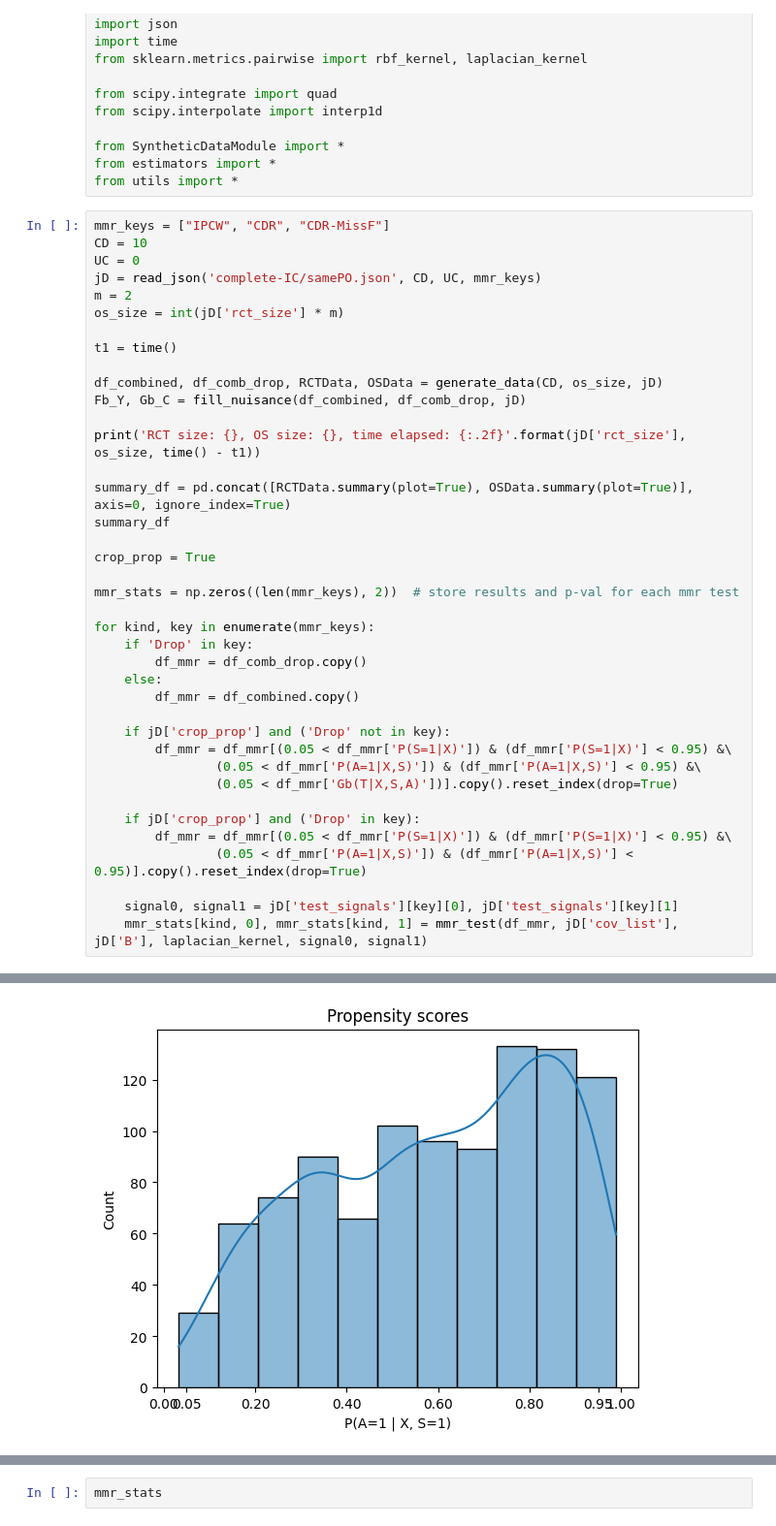
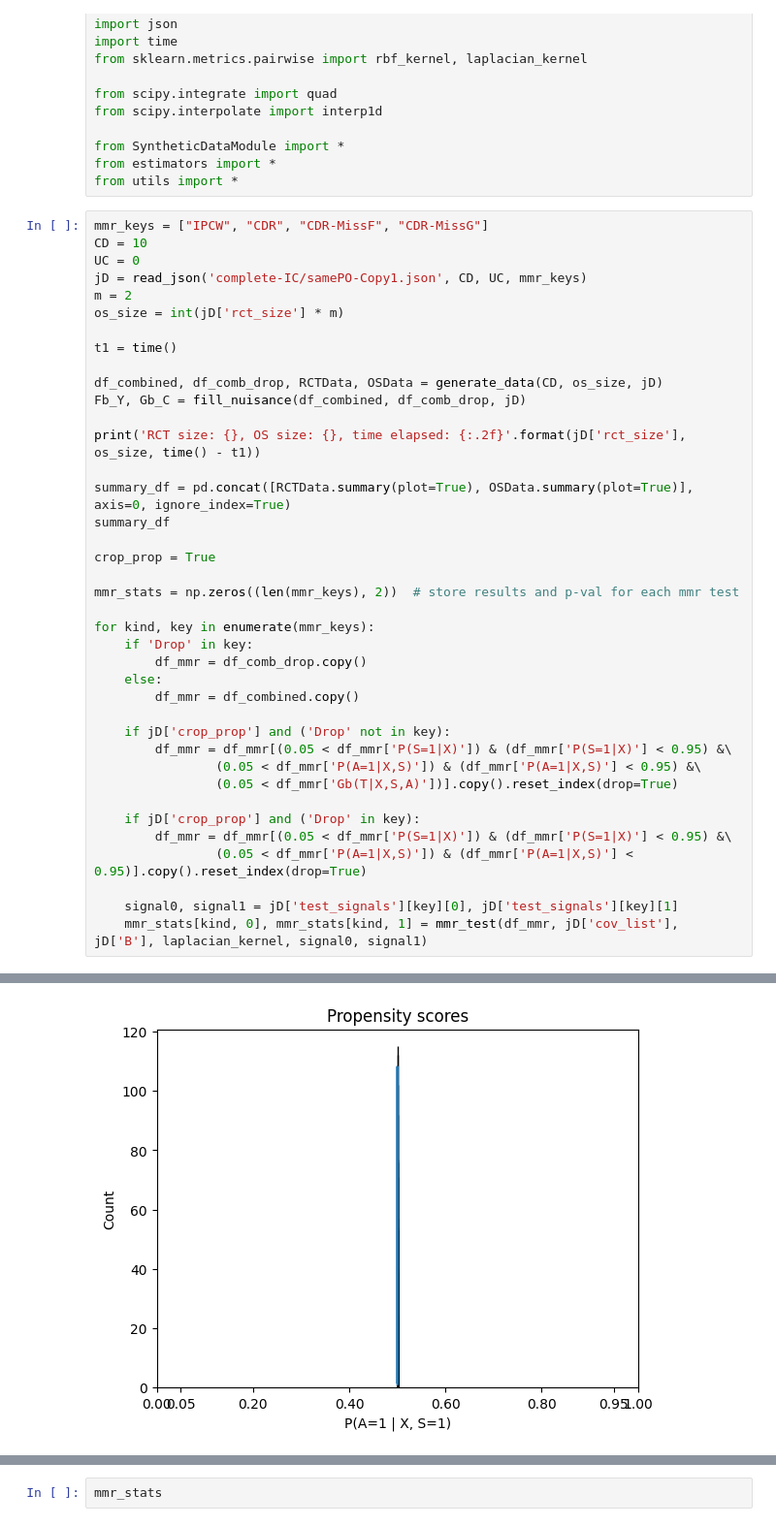
Before and after one commit to demireal/censored-mmr, a Jupyter notebook: main.ipynb, the cells around one changed output, grey strips where cells are left out. Shown at 97% size. Saved outputs shown, nothing was run; the diff lists cells and outputs as text.

```diff
--- a/main.ipynb
+++ b/main.ipynb
@@ -16,10 +16,10 @@ from SyntheticDataModule import *
 from estimators import *
 from utils import *
 # %%
-mmr_keys = ["IPCW", "CDR", "CDR-MissF"]
+mmr_keys = ["IPCW", "CDR", "CDR-MissF", "CDR-MissG"]
 CD = 10
 UC = 0
-jD = read_json('complete-IC/samePO.json', CD, UC, mmr_keys)
+jD = read_json('complete-IC/samePO-Copy1.json', CD, UC, mmr_keys)
 m = 2
 os_size = int(jD['rct_size'] * m)
 
@@ -61 +61 @@ RCT size: 500, OS size: 1000, time elapsed: 137.18
-[figure, old version]
+[figure, new version]
```
Also changed, not shown: parts of 34 cells of this notebook, 9 other files.
